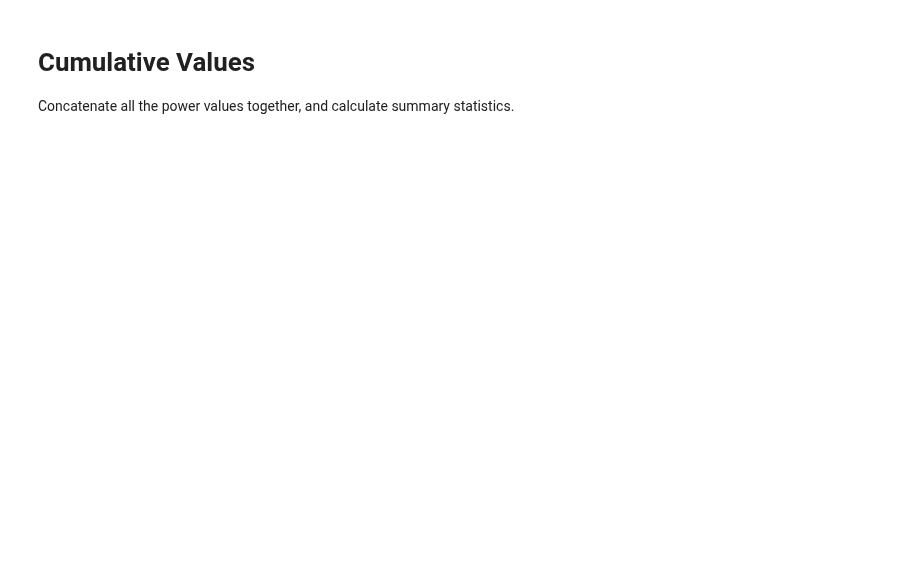
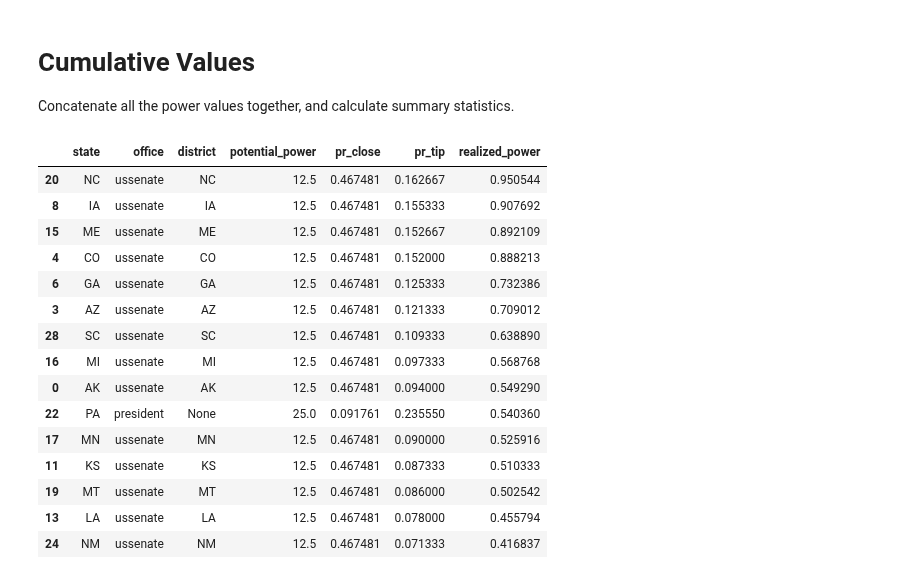
Before and after one commit to psthomas/elections-meta, a Jupyter notebook: elections-meta.ipynb, the cells around one changed output. Saved outputs shown, nothing was run; the diff lists cells and outputs as text; code cells hidden in the pictures; blank space fills up the shorter version.

```diff
--- a/elections-meta.ipynb
+++ b/elections-meta.ipynb
@@ -845,10 +834,28 @@ Concatenate all the power values together, and calculate summary statistics.
 # %%
 cumulative_df = pd.concat([pres_power_df, senate_power_df, house_power_df,
     gov_power_df, statehouse_power_df, statesenate_power_df])
-cumulative_df.sort_values(by='realized_power', ascending=False).head(15)
+cumulative_df = cumulative_df.sort_values(by='realized_power', ascending=False)
 cumulative_df.to_csv('data/output/seat_realized_power.csv', index=False)
+cumulative_df.head(15)
 # TODO: Should office_power be left out? These values aren't unique to each
 # measurement, while the realized_power values are.
+# %% [output]
+|  | state | office | district | potential_power | pr_close | pr_tip | realized_power |
+| 20 | NC | ussenate | NC | 12.5 | 0.467481 | 0.162667 | 0.950544 |
+| 8 | IA | ussenate | IA | 12.5 | 0.467481 | 0.155333 | 0.907692 |
+| 15 | ME | ussenate | ME | 12.5 | 0.467481 | 0.152667 | 0.892109 |
+| 4 | CO | ussenate | CO | 12.5 | 0.467481 | 0.152000 | 0.888213 |
+| 6 | GA | ussenate | GA | 12.5 | 0.467481 | 0.125333 | 0.732386 |
+| 3 | AZ | ussenate | AZ | 12.5 | 0.467481 | 0.121333 | 0.709012 |
+| 28 | SC | ussenate | SC | 12.5 | 0.467481 | 0.109333 | 0.638890 |
+| 16 | MI | ussenate | MI | 12.5 | 0.467481 | 0.097333 | 0.568768 |
+| 0 | AK | ussenate | AK | 12.5 | 0.467481 | 0.094000 | 0.549290 |
+| 22 | PA | president | None | 25.0 | 0.091761 | 0.235550 | 0.540360 |
+| 17 | MN | ussenate | MN | 12.5 | 0.467481 | 0.090000 | 0.525916 |
+| 11 | KS | ussenate | KS | 12.5 | 0.467481 | 0.087333 | 0.510333 |
+| 19 | MT | ussenate | MT | 12.5 | 0.467481 | 0.086000 | 0.502542 |
+| 13 | LA | ussenate | LA | 12.5 | 0.467481 | 0.078000 | 0.455794 |
+| 24 | NM | ussenate | NM | 12.5 | 0.467481 | 0.071333 | 0.416837 |
 # %%
 # 'office_power':'mean',
 cumulative_df.groupby(by='office') \
```
Also changed, not shown: parts of 16 cells of this notebook, 9 other files.
